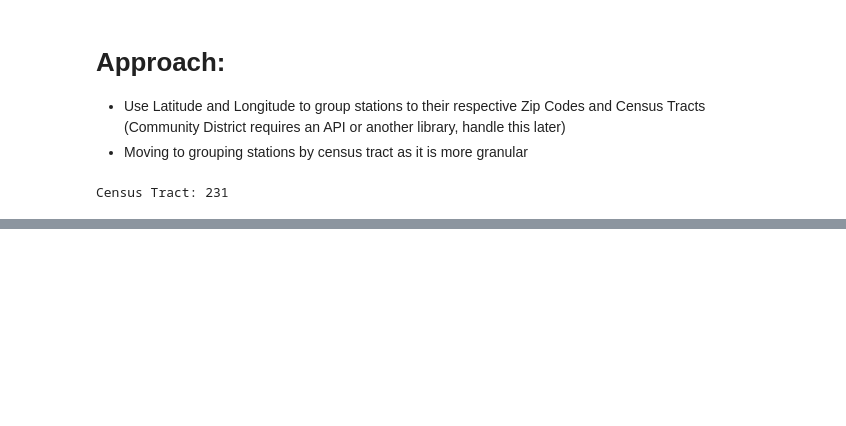
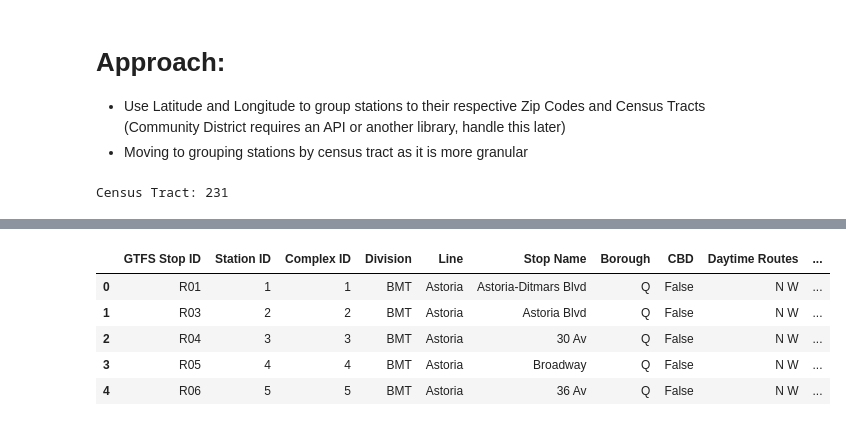
Before and after one commit to tali0n-git/NYC_Public_Schools_Analysis, a Jupyter notebook: MTA_Data_Analysis_Notebooks/MTA_Subway_Stations_EDA.ipynb, the cells around one changed output, grey strips where cells are left out. Saved outputs shown, nothing was run; the diff lists cells and outputs as text; code cells hidden in the pictures; blank space fills up the shorter version.

```diff
--- a/MTA_Data_Analysis_Notebooks/MTA_Subway_Stations_EDA.ipynb
+++ b/MTA_Data_Analysis_Notebooks/MTA_Subway_Stations_EDA.ipynb
@@ -91,0 +140,9 @@ Census Tract: 231
+# %%
+mta_data.head()
+# %% [output]
+|  | GTFS Stop ID | Station ID | Complex ID | Division | Line | Stop Name | Borough | CBD | Daytime Routes | ... |
+| 0 | R01 | 1 | 1 | BMT | Astoria | Astoria-Ditmars Blvd | Q | False | N W | ... |
+| 1 | R03 | 2 | 2 | BMT | Astoria | Astoria Blvd | Q | False | N W | ... |
+| 2 | R04 | 3 | 3 | BMT | Astoria | 30 Av | Q | False | N W | ... |
+| 3 | R05 | 4 | 4 | BMT | Astoria | Broadway | Q | False | N W | ... |
+| 4 | R06 | 5 | 5 | BMT | Astoria | 36 Av | Q | False | N W | ... |
```
Also changed, not shown: parts of 6 cells of this notebook.
